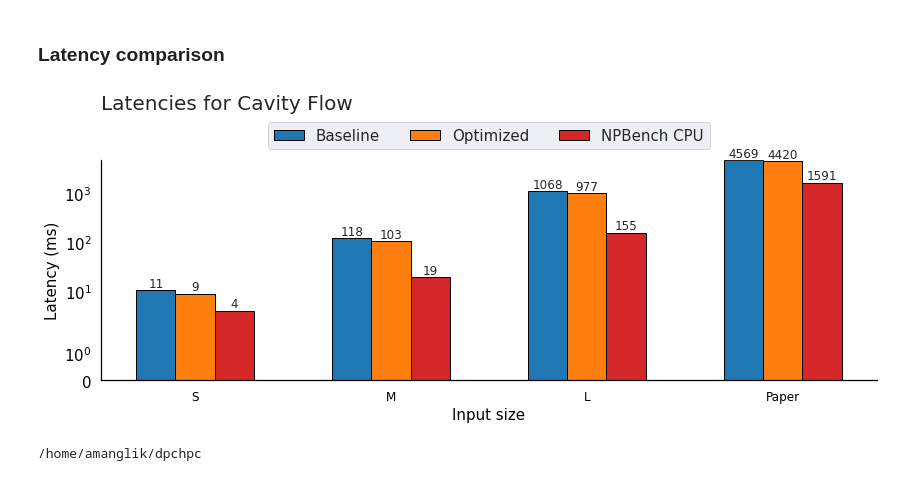
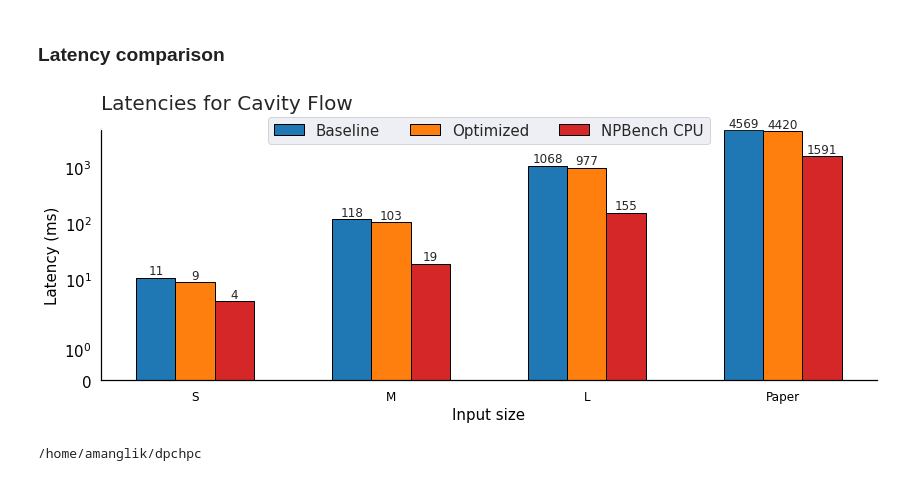
Before and after one commit to fabianlandwehr1/DPHPC-Project, a Jupyter notebook: graphs/DPHPC Graphs.ipynb, the cells around one changed output. Cells and saved outputs as stored; diff of their text form; code cells hidden in the pictures.

Commit message:
graphs v0.1

```diff
--- a/graphs/DPHPC Graphs.ipynb
+++ b/graphs/DPHPC Graphs.ipynb
@@ -682,36 +678,36 @@ def autolabel(rects):
         height = rect.get_height()
         ax1.text(rect.get_x() + rect.get_width()/2., 1.02*height,
                 '%.0f' % height, fontsize=12,
                 ha='center', va='bottom')
 
 autolabel(rects1)
 autolabel(rects2)
 autolabel(rects3)
 
 ## PLOT settings #########################################################################
 
-ax1.set_title('Latencies for {}'.format(kernel_name), loc='left', pad = 50)
+ax1.set_title('Latencies for {}'.format(kernel_name), loc='left', pad = 20)
 ax1.set_xlabel('Input size', color='black')
 ax1.set_ylabel('Latency (ms)', color='black')
 ax1.set_xticks(input_size_xaxis_ticks)
 ax1.set_xticklabels(input_size)
 ax1.tick_params(axis='x', labelcolor='black')
 ax1.tick_params(axis='y', labelcolor='black')
 ax1.spines['bottom'].set_color('black')
 ax1.spines['left'].set_color('black')
 ax.tick_params(axis='x', colors='black')
 ax.xaxis.label.set_color('black')
 ax.yaxis.label.set_color('black')
 ax.yaxis.set_label_coords(0.25, .99999)
 ax1.set_yscale('symlog')
 
-plt.legend(ncol = 3, loc='upper center', bbox_to_anchor=(0.5, 1))
+plt.legend(ncol = 3, loc='upper center', bbox_to_anchor=(0.5, 1.08))
 plt.tight_layout() #Cuts waste white space
 plt.savefig('./{}_latency.pdf'.format(kernel_name),
             facecolor=fig.get_facecolor(),bbox_inches="tight", edgecolor='None',dpi=500)
 plt.show()
 # %% [output]
-[figure, old version]
+[figure, new version]
 # %%
 !pwd
 # %% [output]
```
Also changed, not shown: parts of 5 cells of this notebook, 10 other files.
